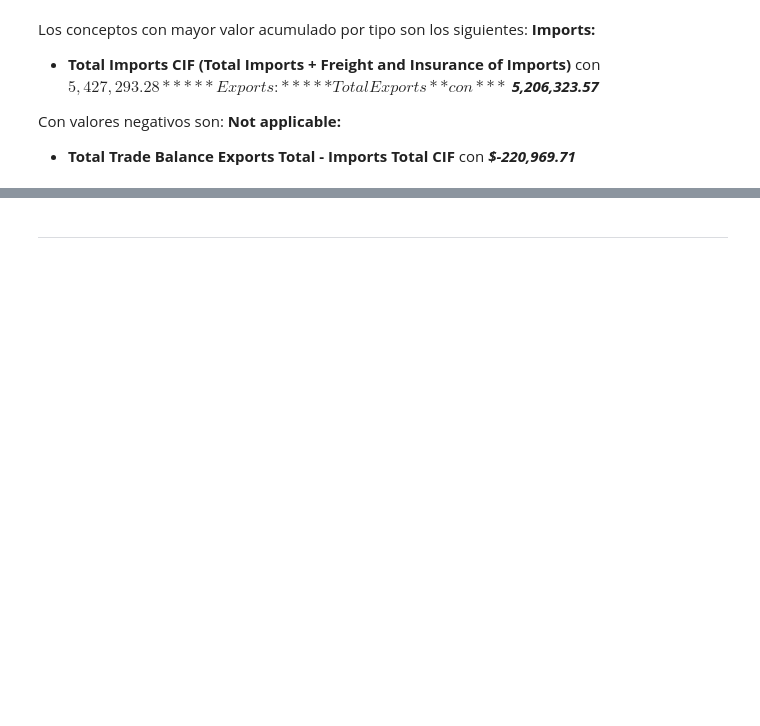
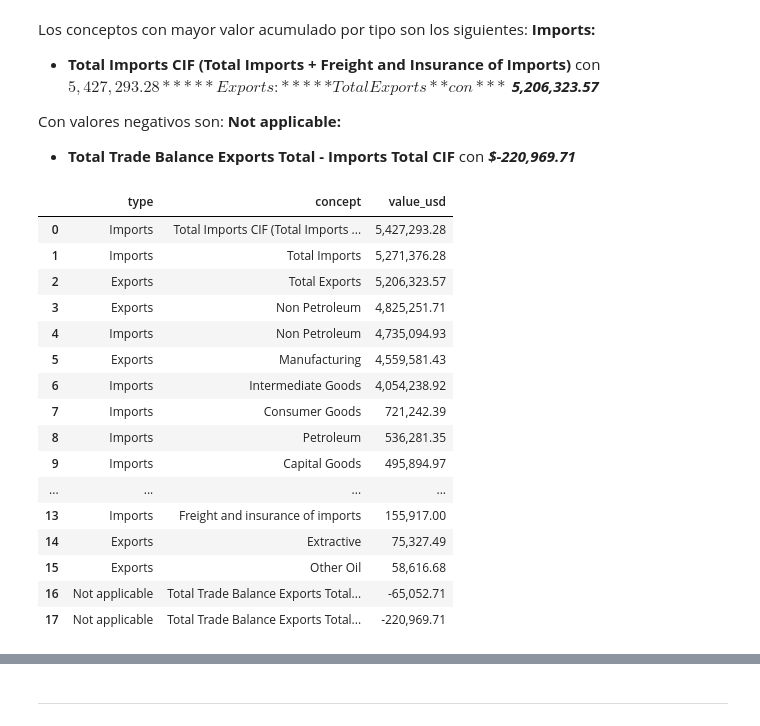
Before and after one commit to SaitoM17/analisis_mexico_trade_statistics_2012_2023, a Jupyter notebook: notebooks/3_analisis_descriptivo.ipynb, the cells around one changed output, grey strips where cells are left out. Cells and saved outputs as stored; diff of their text form; code cells hidden in the pictures; blank space fills up the shorter version.

```diff
--- a/notebooks/3_analisis_descriptivo.ipynb
+++ b/notebooks/3_analisis_descriptivo.ipynb
@@ -119,3 +120,24 @@ Los conceptos con mayor valor acumulado por tipo son los siguientes:
 Con valores negativos son:
 **Not applicable:**
 *  **Total Trade Balance Exports Total - Imports Total CIF** con   ***$-220,969.71***
+# %%
+df_top_concept = top_concept.reset_index()
+df_top_concept
+# %% [output]
+|  | type | concept | value_usd |
+| 0 | Imports | Total Imports CIF (Total Imports ... | 5,427,293.28 |
+| 1 | Imports | Total Imports | 5,271,376.28 |
+| 2 | Exports | Total Exports | 5,206,323.57 |
+| 3 | Exports | Non Petroleum | 4,825,251.71 |
+| 4 | Imports | Non Petroleum | 4,735,094.93 |
+| 5 | Exports | Manufacturing | 4,559,581.43 |
+| 6 | Imports | Intermediate Goods | 4,054,238.92 |
+| 7 | Imports | Consumer Goods | 721,242.39 |
+| 8 | Imports | Petroleum | 536,281.35 |
+| 9 | Imports | Capital Goods | 495,894.97 |
+| ... | ... | ... | ... |
+| 13 | Imports | Freight and insurance of imports | 155,917.00 |
+| 14 | Exports | Extractive | 75,327.49 |
+| 15 | Exports | Other Oil | 58,616.68 |
+| 16 | Not applicable | Total Trade Balance Exports Total... | -65,052.71 |
+| 17 | Not applicable | Total Trade Balance Exports Total... | -220,969.71 |
```
Also changed, not shown: parts of 2 cells of this notebook.
